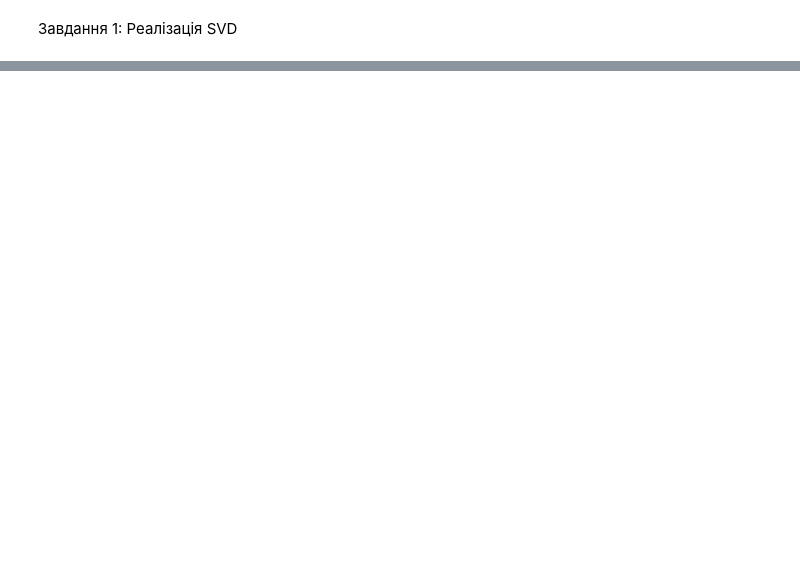
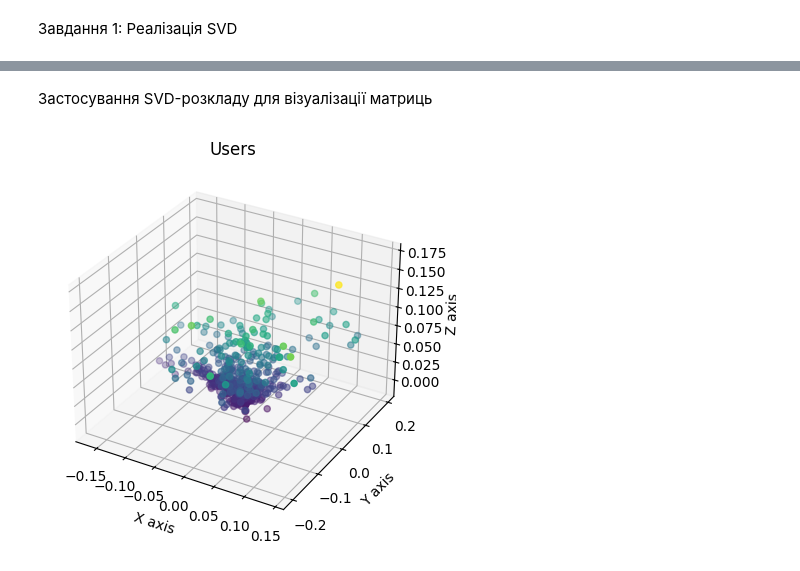
Before and after one commit to Developer-dreamer/ALA-3, a Jupyter notebook: main.ipynb, the cells around one changed output, grey strips where cells are left out. Saved outputs shown, nothing was run; the diff lists cells and outputs as text; code cells hidden in the pictures; blank space fills up the shorter version.

```diff
--- a/main.ipynb
+++ b/main.ipynb
@@ -77,0 +84,26 @@ ratings_matrix
+# %% [markdown]
+Застосування SVD-розкладу для візуалізації матриць
+# %%
+ratings_matrix_filled = ratings_matrix.fillna(2.5)
+R = ratings_matrix_filled.values
+user_ratings_mean = np.mean(R, axis=1)
+R_demeaned = R - user_ratings_mean.reshape(-1, 1)
+
+U, sigma, Vt = svds(R_demeaned, k=3)
+
+fig = plt.figure()
+ax = fig.add_subplot(111, projection='3d')
+
+# Plot the data points
+ax.scatter(U[:, 0], U[:, 1], U[:, 2], c=U[:, 2], cmap='viridis')
+
+# Set plot title and labels (customize as needed)
+ax.set_title('Users')
+ax.set_xlabel('X axis')
+ax.set_ylabel('Y axis')
+ax.set_zlabel('Z axis')
+
+# Show the plot
+plt.show()
+# %% [output]
+[figure, added]
```
Also changed, not shown: parts of 12 cells of this notebook, 1 other file.
